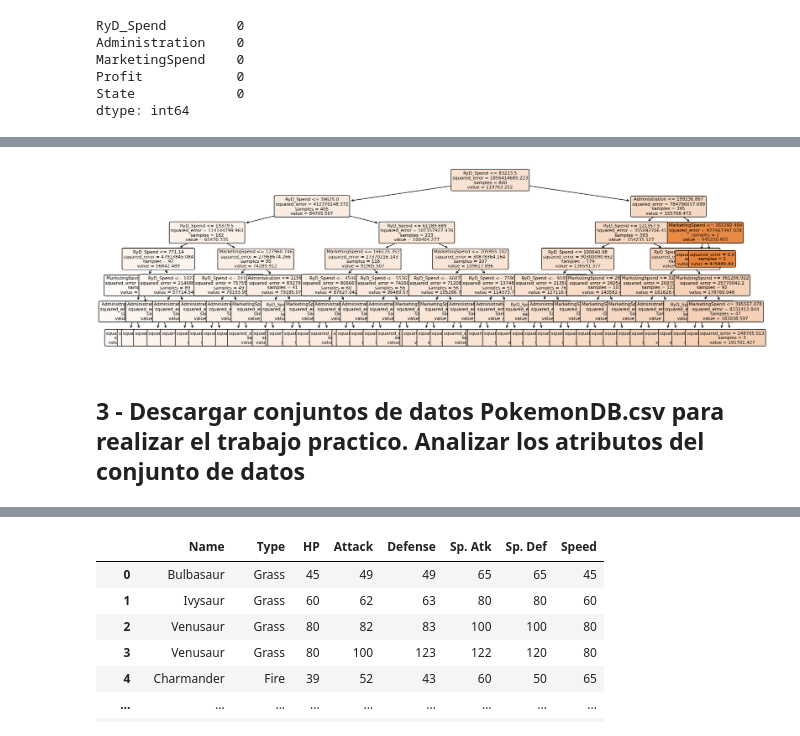
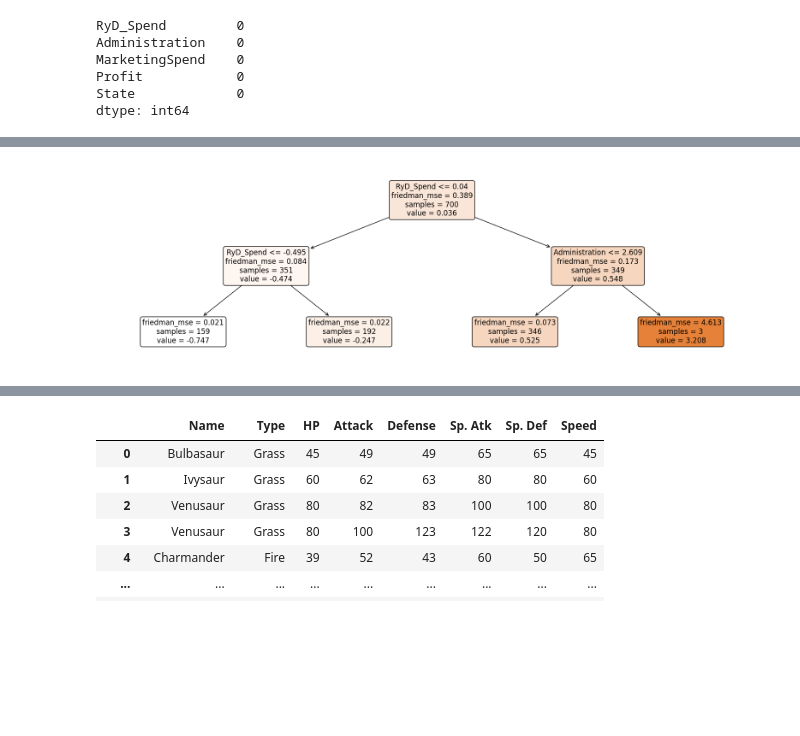
Before and after one commit to franciscoryb1/MINERIA-TUIA-Gauto-RodriguezYBarros, a Jupyter notebook: tp2.ipynb, the cells around one changed output, grey strips where cells are left out. Drawn from its saved outputs; the diff is of its cells as text; code cells hidden in the pictures; blank space fills up the shorter version.

```diff
--- a/tp2.ipynb
+++ b/tp2.ipynb
@@ -162,0 +307,17 @@ x_train, x_test, y_train, y_test = train_test_split(X, y, test_size=0.2, random_
+# %%
+best_params = study.best_params
+clf = tree.DecisionTreeRegressor(**best_params, random_state=42)
+clf.fit(X_train, y_train)
+y_pred = clf.predict(X_val)
+mse = mean_squared_error(y_val, y_pred)
+mae = mean_absolute_error(y_val, y_pred)
+msesqrt = np.sqrt(mse)
+
+print("Error cuadrático medio conjunto de validacion: ", mse)
+print("Error absoluto medio conjunto de validacion: ", mse)
+print("Raíz del error cuadrático medio conjunto de validacion: ", msesqrt)
+
+print(f"max_depth optimo: {best_params['max_depth']}")
+print(f"min_samples_split optimo: {best_params['min_samples_split']}")
+print(f"min_samples_leaf optimo: {best_params['min_samples_leaf']}")
+print(f"criterion optimo: {best_params['criterion']}")
@@ -172,5 +352,5 @@ from sklearn.model_selection import train_test_split
 # %%
-clf = tree.DecisionTreeRegressor(max_depth=6,min_samples_leaf=1, min_samples_split=2, random_state=13 )
+clf = tree.DecisionTreeRegressor(max_depth=2,min_samples_leaf=3, min_samples_split=5, criterion='friedman_mse')
 # %%
-regressor_tree = clf.fit(x_train, y_train)
-predictions = clf.predict(x_test)
+regressor_tree = clf.fit(X_train, y_train)
+predictions = clf.predict(X_test)
@@ -197,5 +357,5 @@ array([125957.1148    , 111348.65553333,  89938.86714231, 125957.1148    ,
 # %%
-feature_list = list(x_train.columns)
+feature_list = list(X_train.columns)
 # %%
 from sklearn.tree import export_text
 r = export_text(regressor_tree, feature_names=feature_list)
@@ -221,14 +374,12 @@ print(r)
 # %%
 features = feature_list
 
 plt.figure(figsize=(20,6))
 tree.plot_tree(regressor_tree,
                 feature_names=features,
-                fontsize=8,
+                fontsize=12,
                 filled=True,
                 rounded=True)
 plt.show()
 # %% [output]
-[figure, old version]
+[figure, new version]
-# %% [markdown]
-## 3 - Descargar conjuntos de datos PokemonDB.csv para realizar el trabajo practico. Analizar los atributos del conjunto de datos
```
Also changed, not shown: parts of 88 cells of this notebook, 1 other file.
